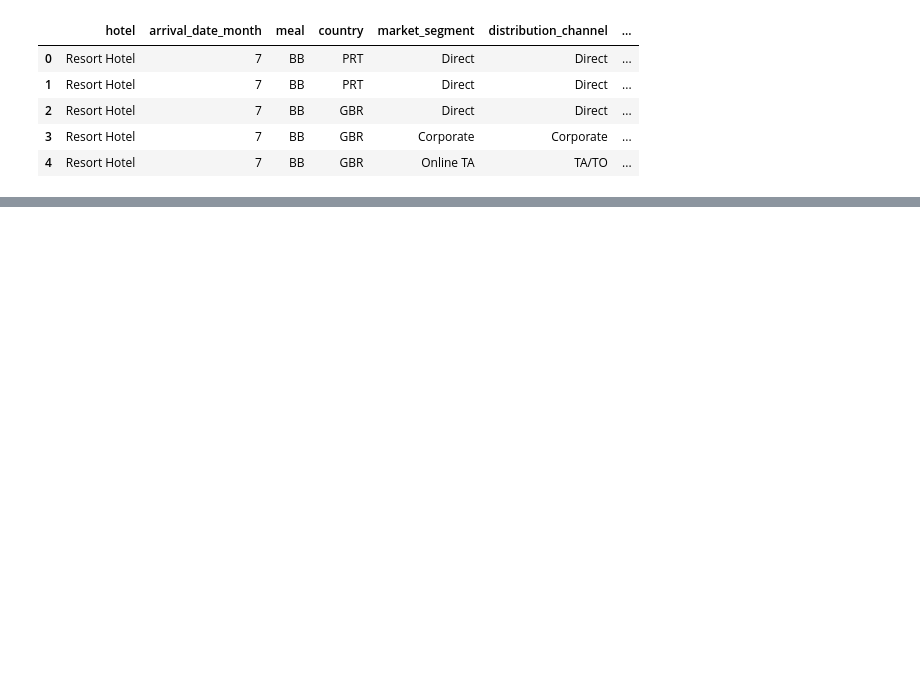
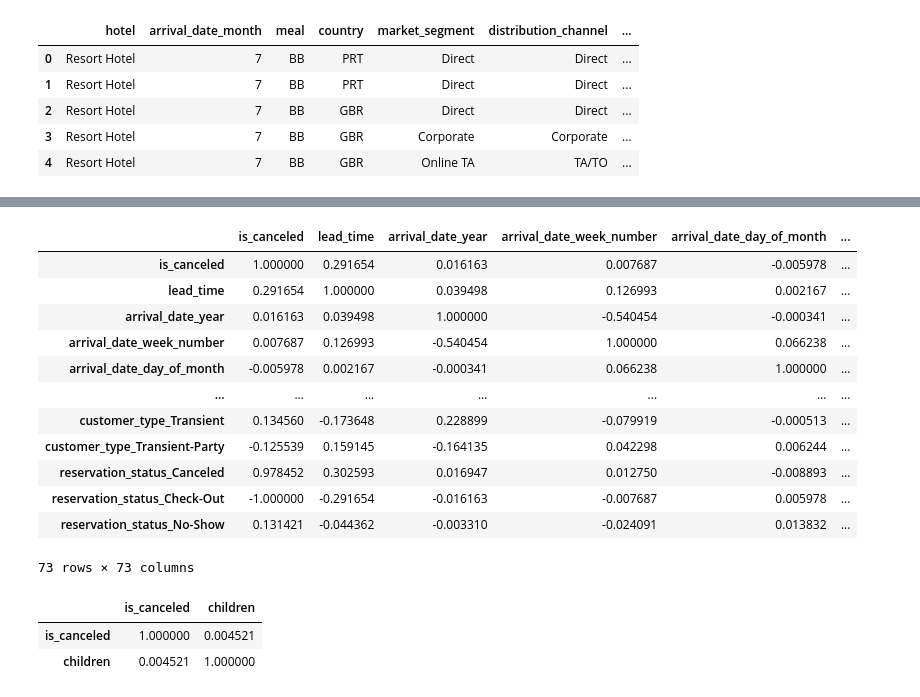
Before and after one commit to CS4580/my-notes-kadevirgil, a Jupyter notebook: module4/intro_plotting.ipynb, the cells around one changed output, grey strips where cells are left out. Drawn from its saved outputs; the diff is of its cells as text; code cells hidden in the pictures; blank space fills up the shorter version.

```diff
--- a/module4/intro_plotting.ipynb
+++ b/module4/intro_plotting.ipynb
@@ -408,0 +424,12 @@ NameError: name 'cat_df' is not defined
+# %%
+# One-hot encoding for ALL features as one, except 'arrival_date_month' and 'country'
+# Create a new list of columns to be converted to dummy variables
+# We will exclude 'arrival_date_month' and 'country' columns
+exclude_cols = ['arrival_date_month', 'country']
+include_cols = [col for col in cat_df.columns if col not in exclude_cols]
+dummy_df = pd.get_dummies(data=cat_df, columns=include_cols)
+
+dummy_df.head()
+
+# TODO: Drop the reservation_status_date column from the data
+# because it is not useful for our analysis
@@ -408,0 +444,4 @@ NameError: name 'cat_df' is not defined
+# %%
+# Merge back to the cat_df
+cat_df = pd.concat([cat_df, dummy_df], axis=1)
+cat_df.head()
@@ -408,0 +456,4 @@ NameError: name 'cat_df' is not defined
+# %%
+# TODO: Drop the original 'object' columns from the data
+num_df = data_df.select_dtypes(exclude=['object'])
+num_df.head()
@@ -408,0 +468,4 @@ NameError: name 'cat_df' is not defined
+# %%
+# Now, create you final df
+final_df = pd.concat([num_df, cat_df], axis=1)
+final_df.head()
@@ -408,0 +482,29 @@ NameError: name 'cat_df' is not defined
+# %%
+# Create a correlation matrix
+corr = final_df.corr(numeric_only=True)
+
+corr
+# %% [output]
+|  | is_canceled | lead_time | arrival_date_year | arrival_date_week_number | arrival_date_day_of_month | ... |
+| is_canceled | 1.000000 | 0.291654 | 0.016163 | 0.007687 | -0.005978 | ... |
+| lead_time | 0.291654 | 1.000000 | 0.039498 | 0.126993 | 0.002167 | ... |
+| arrival_date_year | 0.016163 | 0.039498 | 1.000000 | -0.540454 | -0.000341 | ... |
+| arrival_date_week_number | 0.007687 | 0.126993 | -0.540454 | 1.000000 | 0.066238 | ... |
+| arrival_date_day_of_month | -0.005978 | 0.002167 | -0.000341 | 0.066238 | 1.000000 | ... |
+| ... | ... | ... | ... | ... | ... | ... |
+| customer_type_Transient | 0.134560 | -0.173648 | 0.228899 | -0.079919 | -0.000513 | ... |
+| customer_type_Transient-Party | -0.125539 | 0.159145 | -0.164135 | 0.042298 | 0.006244 | ... |
+| reservation_status_Canceled | 0.978452 | 0.302593 | 0.016947 | 0.012750 | -0.008893 | ... |
+| reservation_status_Check-Out | -1.000000 | -0.291654 | -0.016163 | -0.007687 | 0.005978 | ... |
+| reservation_status_No-Show | 0.131421 | -0.044362 | -0.003310 | -0.024091 | 0.013832 | ... |
+73 rows × 73 columns
+# %%
+# TODO: Do a correlation between the 'is_canceled' and 'children' columns
+# This will show how the number of children affects the cancellation of a booking
+corr_matrix_two = final_df[['is_canceled', 'children']].corr()
+
+corr_matrix_two
+# %% [output]
+|  | is_canceled | children |
+| is_canceled | 1.000000 | 0.004521 |
+| children | 0.004521 | 1.000000 |
```
Also changed, not shown: parts of 11 cells of this notebook, 4 other files.
